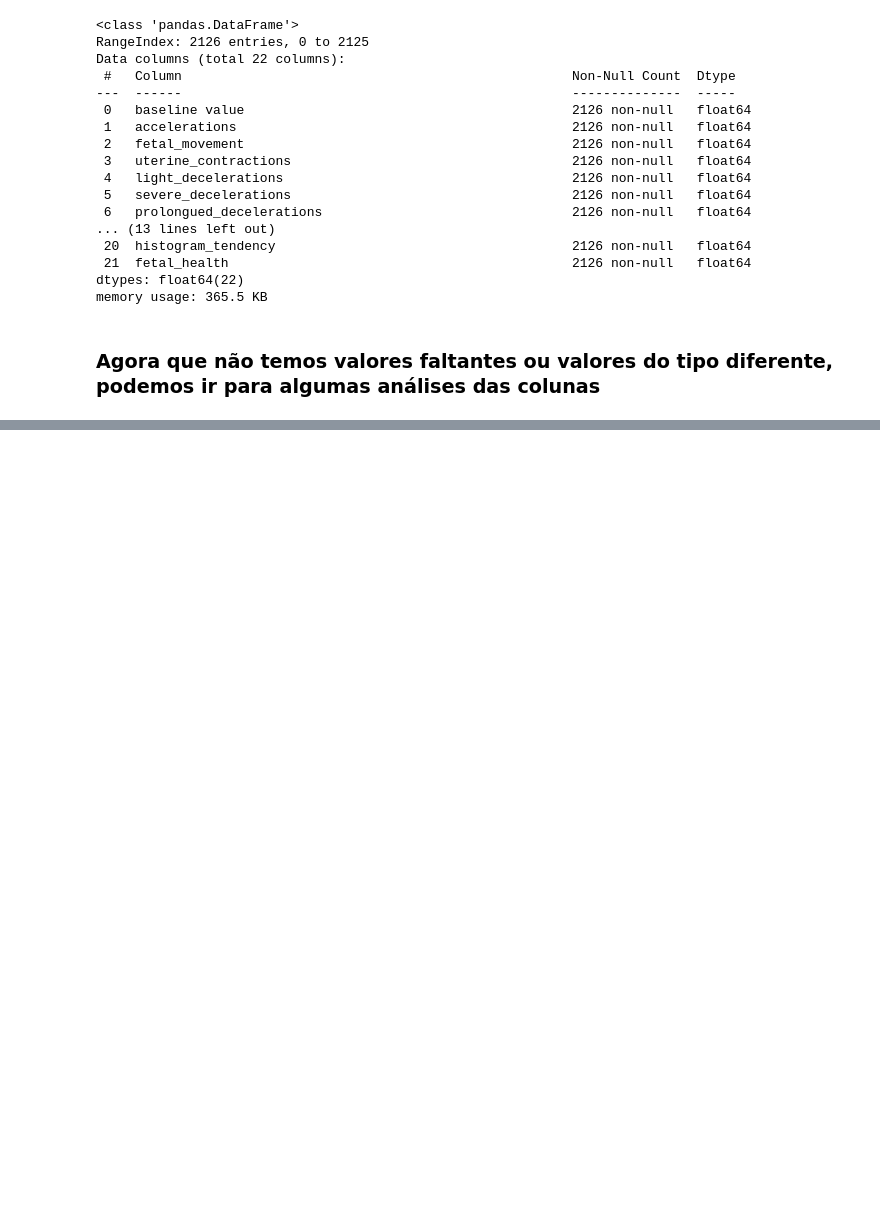
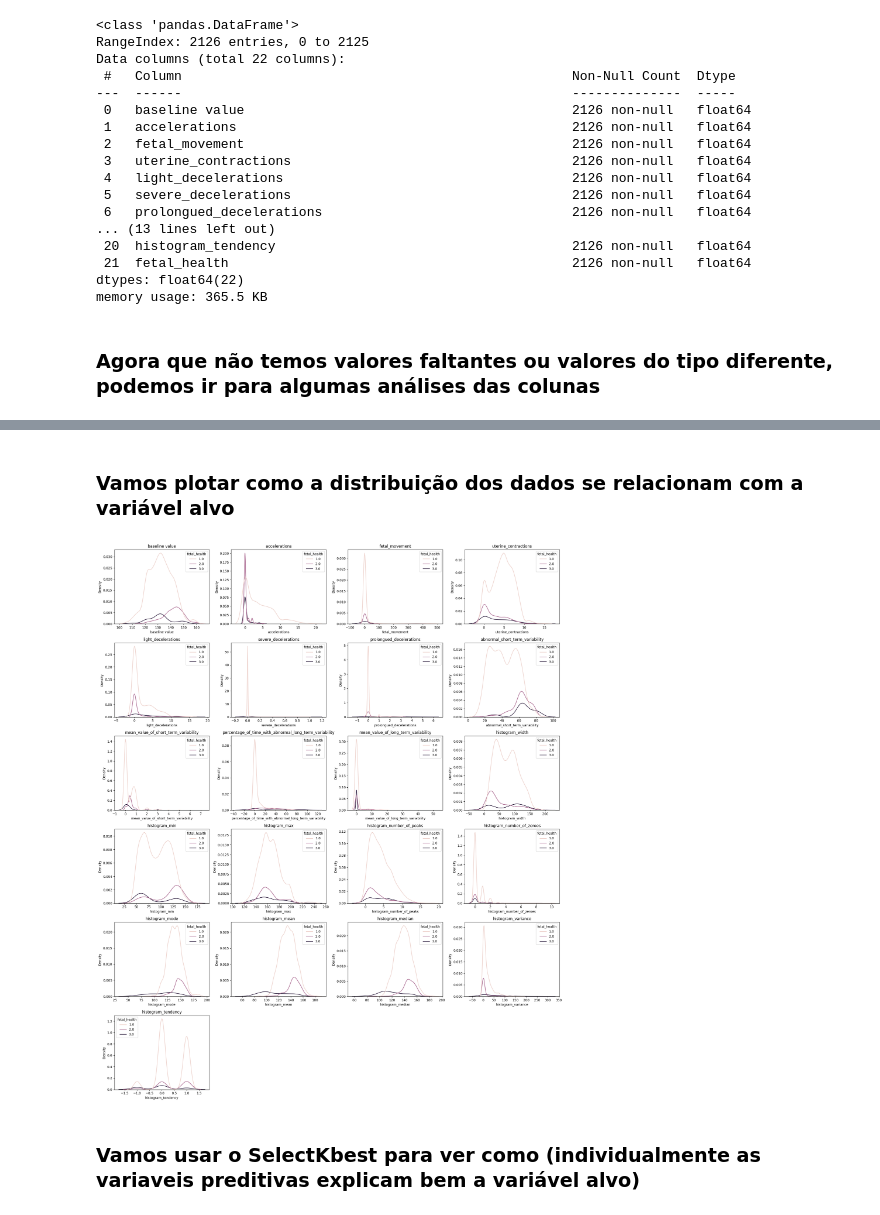
Before and after one commit to ItaloCarlosMartinsBresciani/Fetal-Health-Classification, a Jupyter notebook: EDA_preprocessing/EDA_dataset.ipynb, the cells around one changed output, grey strips where cells are left out. Saved outputs shown, nothing was run; the diff lists cells and outputs as text; code cells hidden in the pictures; blank space fills up the shorter version.

```diff
--- a/EDA_preprocessing/EDA_dataset.ipynb
+++ b/EDA_preprocessing/EDA_dataset.ipynb
@@ -86,0 +107,4 @@ memory usage: 365.5 KB
+# %%
+y = df["fetal_health"]
+X = df.drop(columns=["fetal_health"])
+X.describe()
@@ -86,0 +137,29 @@ memory usage: 365.5 KB
+# %% [markdown]
+### Vamos plotar como a distribuição dos dados se relacionam com a variável alvo
+# %%
+import matplotlib.pyplot as plt
+import seaborn as sns
+import math
+
+n_cols = 4                    # quantidade de gráficos por linha
+n_features = X.shape[1]       # 21
+n_rows = math.ceil(n_features / n_cols)
+
+fig, axes = plt.subplots(n_rows, n_cols, figsize=(20, 4*n_rows))
+
+axes = axes.flatten()
+
+for i, col in enumerate(X.columns):
+    sns.kdeplot(x=X[col], hue=y, ax=axes[i])
+    axes[i].set_title(col)
+
+# Remove eixos vazios
+for j in range(i + 1, len(axes)):
+    fig.delaxes(axes[j])
+
+plt.tight_layout()
+plt.show()
+# %% [output]
+[figure, added]
+# %% [markdown]
+### Vamos usar o SelectKbest para ver como (individualmente as variaveis preditivas explicam bem a variável alvo)
```
Also changed, not shown: parts of 16 cells of this notebook, 4 other files.
